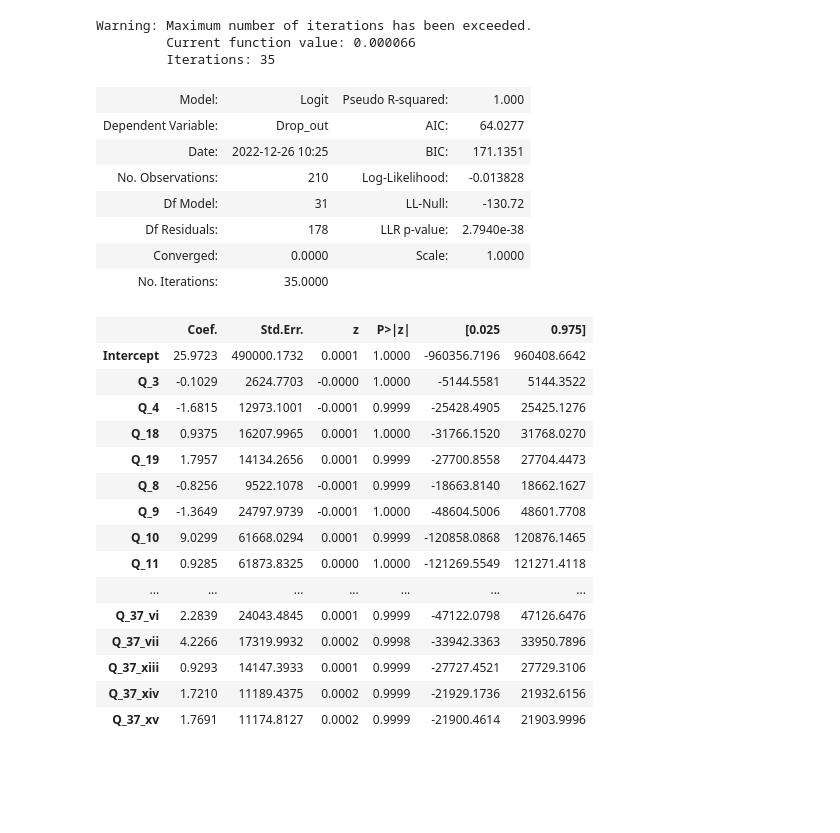
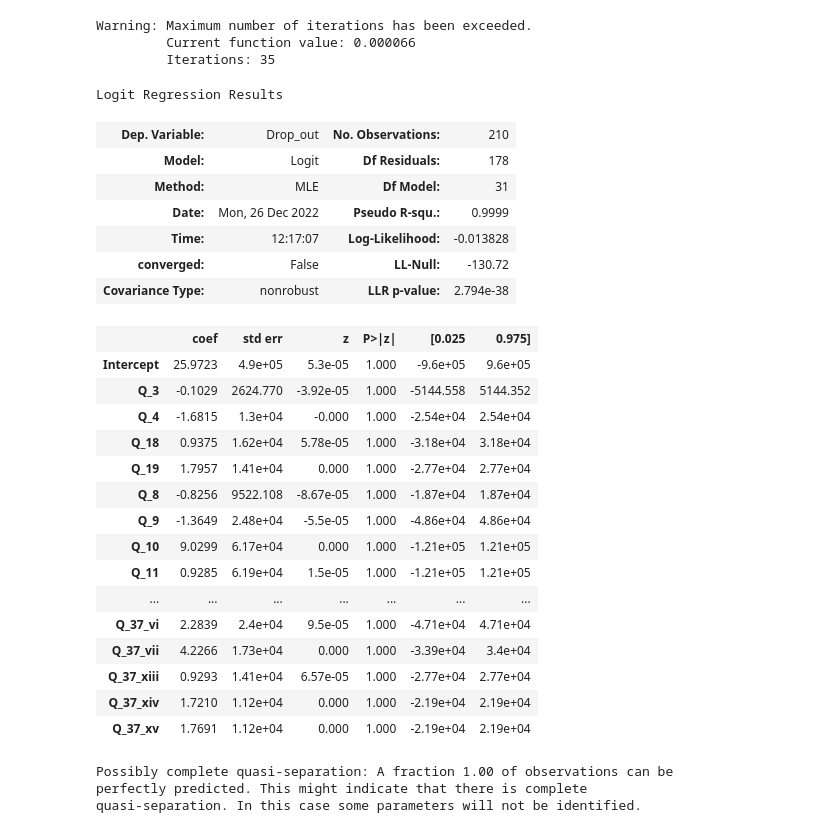
Before and after one commit to whoismaruf/BSc_Thesis, a Jupyter notebook: main.ipynb, the cells around one changed output. Drawn from its saved outputs; the diff is of its cells as text; code cells hidden in the pictures; blank space fills up the shorter version.

```diff
--- a/main.ipynb
+++ b/main.ipynb
@@ -161,32 +162,35 @@ Warning: Maximum number of iterations has been exceeded.
          Current function value: 0.000066
          Iterations: 35
 # %%
-model.summary2()
+model.summary()
 # %% [output]
+Logit Regression Results
-| Model: | Logit | Pseudo R-squared: | 1.000 |
-| Dependent Variable: | Drop_out | AIC: | 64.0277 |
-| Date: | 2022-12-26 10:25 | BIC: | 171.1351 |
-| No. Observations: | 210 | Log-Likelihood: | -0.013828 |
-| Df Model: | 31 | LL-Null: | -130.72 |
-| Df Residuals: | 178 | LLR p-value: | 2.7940e-38 |
-| Converged: | 0.0000 | Scale: | 1.0000 |
-| No. Iterations: | 35.0000 |  |  |
+| Dep. Variable: | Drop_out | No. Observations: | 210 |
+| Model: | Logit | Df Residuals: | 178 |
+| Method: | MLE | Df Model: | 31 |
+| Date: | Mon, 26 Dec 2022 | Pseudo R-squ.: | 0.9999 |
+| Time: | 12:17:07 | Log-Likelihood: | -0.013828 |
+| converged: | False | LL-Null: | -130.72 |
+| Covariance Type: | nonrobust | LLR p-value: | 2.794e-38 |
-|  | Coef. | Std.Err. | z | P>|z| | [0.025 | 0.975] |
-| Intercept | 25.9723 | 490000.1732 | 0.0001 | 1.0000 | -960356.7196 | 960408.6642 |
-| Q_3 | -0.1029 | 2624.7703 | -0.0000 | 1.0000 | -5144.5581 | 5144.3522 |
-| Q_4 | -1.6815 | 12973.1001 | -0.0001 | 0.9999 | -25428.4905 | 25425.1276 |
-| Q_18 | 0.9375 | 16207.9965 | 0.0001 | 1.0000 | -31766.1520 | 31768.0270 |
-| Q_19 | 1.7957 | 14134.2656 | 0.0001 | 0.9999 | -27700.8558 | 27704.4473 |
-| Q_8 | -0.8256 | 9522.1078 | -0.0001 | 0.9999 | -18663.8140 | 18662.1627 |
-| Q_9 | -1.3649 | 24797.9739 | -0.0001 | 1.0000 | -48604.5006 | 48601.7708 |
-| Q_10 | 9.0299 | 61668.0294 | 0.0001 | 0.9999 | -120858.0868 | 120876.1465 |
-| Q_11 | 0.9285 | 61873.8325 | 0.0000 | 1.0000 | -121269.5549 | 121271.4118 |
+|  | coef | std err | z | P>|z| | [0.025 | 0.975] |
+| Intercept | 25.9723 | 4.9e+05 | 5.3e-05 | 1.000 | -9.6e+05 | 9.6e+05 |
+| Q_3 | -0.1029 | 2624.770 | -3.92e-05 | 1.000 | -5144.558 | 5144.352 |
+| Q_4 | -1.6815 | 1.3e+04 | -0.000 | 1.000 | -2.54e+04 | 2.54e+04 |
+| Q_18 | 0.9375 | 1.62e+04 | 5.78e-05 | 1.000 | -3.18e+04 | 3.18e+04 |
+| Q_19 | 1.7957 | 1.41e+04 | 0.000 | 1.000 | -2.77e+04 | 2.77e+04 |
+| Q_8 | -0.8256 | 9522.108 | -8.67e-05 | 1.000 | -1.87e+04 | 1.87e+04 |
+| Q_9 | -1.3649 | 2.48e+04 | -5.5e-05 | 1.000 | -4.86e+04 | 4.86e+04 |
+| Q_10 | 9.0299 | 6.17e+04 | 0.000 | 1.000 | -1.21e+05 | 1.21e+05 |
+| Q_11 | 0.9285 | 6.19e+04 | 1.5e-05 | 1.000 | -1.21e+05 | 1.21e+05 |
 | ... | ... | ... | ... | ... | ... | ... |
-| Q_37_vi | 2.2839 | 24043.4845 | 0.0001 | 0.9999 | -47122.0798 | 47126.6476 |
-| Q_37_vii | 4.2266 | 17319.9932 | 0.0002 | 0.9998 | -33942.3363 | 33950.7896 |
-| Q_37_xiii | 0.9293 | 14147.3933 | 0.0001 | 0.9999 | -27727.4521 | 27729.3106 |
-| Q_37_xiv | 1.7210 | 11189.4375 | 0.0002 | 0.9999 | -21929.1736 | 21932.6156 |
-| Q_37_xv | 1.7691 | 11174.8127 | 0.0002 | 0.9999 | -21900.4614 | 21903.9996 |
+| Q_37_vi | 2.2839 | 2.4e+04 | 9.5e-05 | 1.000 | -4.71e+04 | 4.71e+04 |
+| Q_37_vii | 4.2266 | 1.73e+04 | 0.000 | 1.000 | -3.39e+04 | 3.4e+04 |
+| Q_37_xiii | 0.9293 | 1.41e+04 | 6.57e-05 | 1.000 | -2.77e+04 | 2.77e+04 |
+| Q_37_xiv | 1.7210 | 1.12e+04 | 0.000 | 1.000 | -2.19e+04 | 2.19e+04 |
+| Q_37_xv | 1.7691 | 1.12e+04 | 0.000 | 1.000 | -2.19e+04 | 2.19e+04 |
+Possibly complete quasi-separation: A fraction 1.00 of observations can be
+perfectly predicted. This might indicate that there is complete
+quasi-separation. In this case some parameters will not be identified.
 # %%
 # X = df.drop('Drop_out', axis=1)
 # y = df['Drop_out']
```
Also changed, not shown: parts of 2 cells of this notebook, 2 other files.
